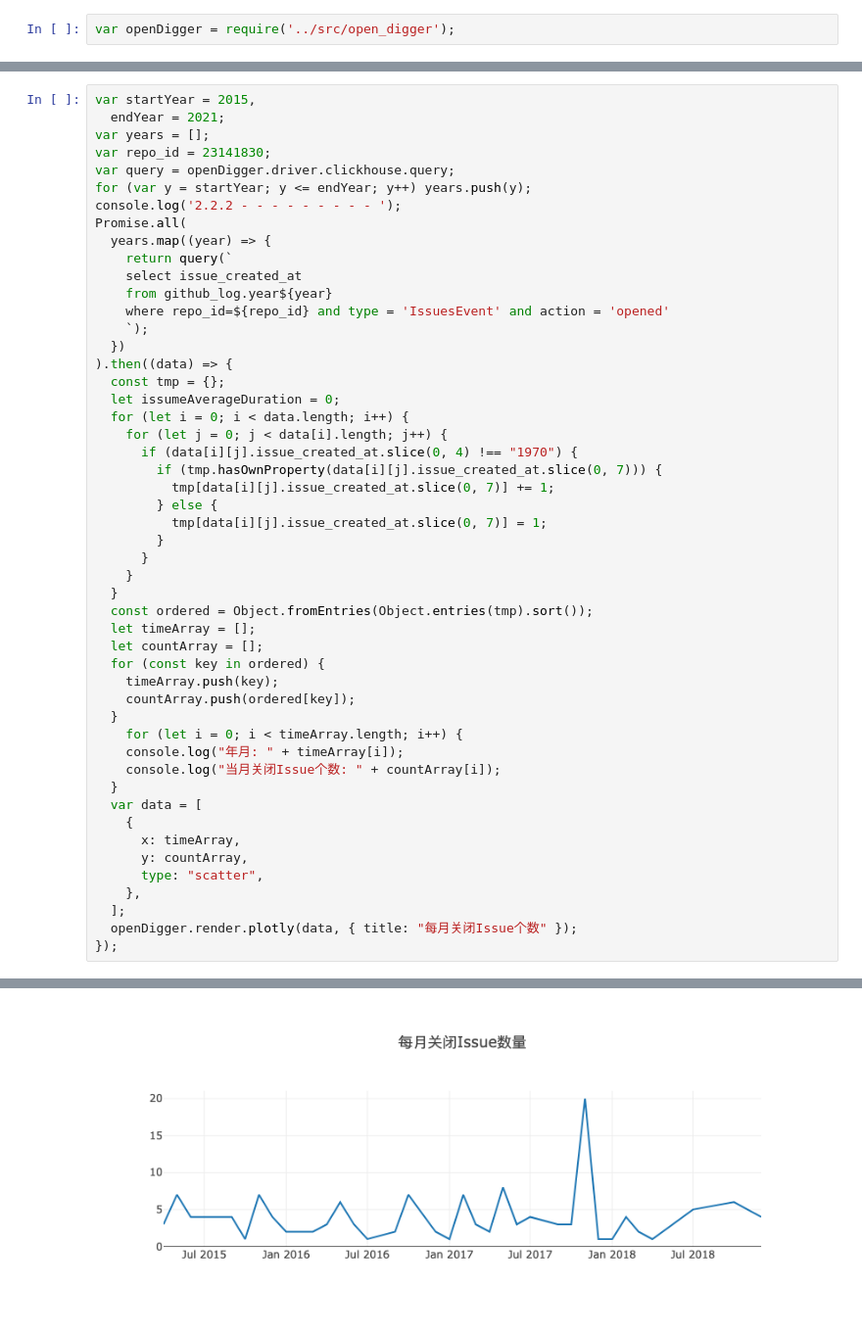
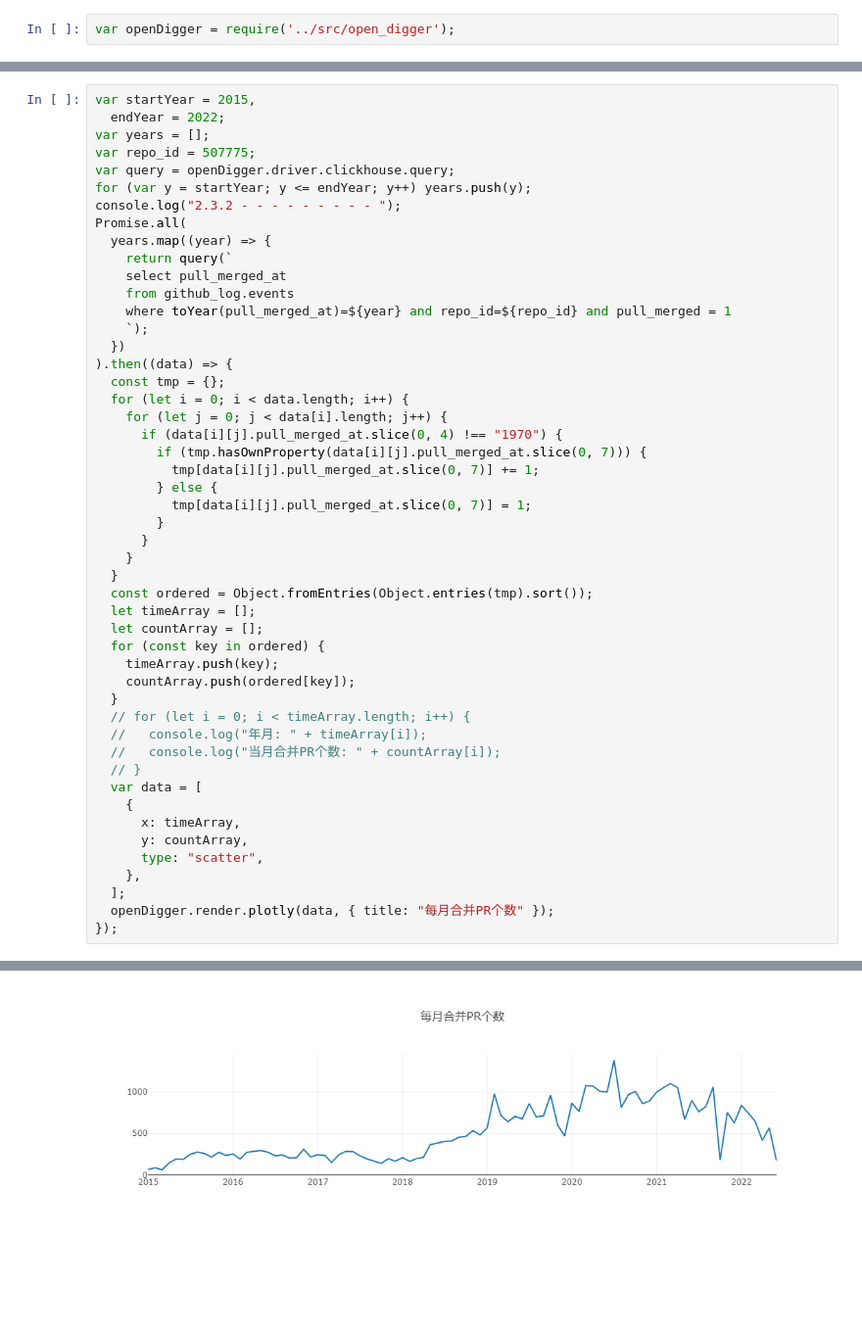
Before and after one commit to X-lab2017/OSSDevGov2022, a Jupyter notebook: Final/206-elasticsearch/elasticsearch.ipynb, the cells around one changed output, grey strips where cells are left out. Shown: that part at 98% size. Drawn from its saved outputs; the diff is of its cells as text; blank space fills up the shorter version.

```diff
--- a/Final/206-elasticsearch/elasticsearch.ipynb
+++ b/Final/206-elasticsearch/elasticsearch.ipynb
@@ -204,29 +259,28 @@ Promise.all(
 # %%
 var startYear = 2015,
-  endYear = 2021;
+  endYear = 2022;
 var years = [];
-var repo_id = 23141830;
+var repo_id = 507775;
 var query = openDigger.driver.clickhouse.query;
 for (var y = startYear; y <= endYear; y++) years.push(y);
-console.log('2.2.2 - - - - - - - - - ');
+console.log("2.3.2 - - - - - - - - - ");
 Promise.all(
   years.map((year) => {
     return query(`
-    select issue_created_at
-    from github_log.year${year}
-    where repo_id=${repo_id} and type = 'IssuesEvent' and action = 'opened'
+    select pull_merged_at
+    from github_log.events
+    where toYear(pull_merged_at)=${year} and repo_id=${repo_id} and pull_merged = 1
     `);
   })
 ).then((data) => {
   const tmp = {};
-  let issumeAverageDuration = 0;
   for (let i = 0; i < data.length; i++) {
     for (let j = 0; j < data[i].length; j++) {
-      if (data[i][j].issue_created_at.slice(0, 4) !== "1970") {
-        if (tmp.hasOwnProperty(data[i][j].issue_created_at.slice(0, 7))) {
-          tmp[data[i][j].issue_created_at.slice(0, 7)] += 1;
+      if (data[i][j].pull_merged_at.slice(0, 4) !== "1970") {
+        if (tmp.hasOwnProperty(data[i][j].pull_merged_at.slice(0, 7))) {
+          tmp[data[i][j].pull_merged_at.slice(0, 7)] += 1;
         } else {
-          tmp[data[i][j].issue_created_at.slice(0, 7)] = 1;
+          tmp[data[i][j].pull_merged_at.slice(0, 7)] = 1;
         }
       }
     }
@@ -238,10 +292,10 @@ Promise.all(
     timeArray.push(key);
     countArray.push(ordered[key]);
   }
-    for (let i = 0; i < timeArray.length; i++) {
-    console.log("年月: " + timeArray[i]);
-    console.log("当月关闭Issue个数: " + countArray[i]);
-  }
+  // for (let i = 0; i < timeArray.length; i++) {
+  //   console.log("年月: " + timeArray[i]);
+  //   console.log("当月合并PR个数: " + countArray[i]);
+  // }
   var data = [
     {
       x: timeArray,
@@ -249,6 +303,6 @@ Promise.all(
       type: "scatter",
     },
   ];
-  openDigger.render.plotly(data, { title: "每月关闭Issue个数" });
+  openDigger.render.plotly(data, { title: "每月合并PR个数" });
 });
 # %% [output]
@@ -272,3 +310,3 @@ Promise.all(
-[figure, old version]
+[figure, new version]
 # %%
 var startYear = 2015,
```
Also changed, not shown: parts of 16 cells of this notebook.
